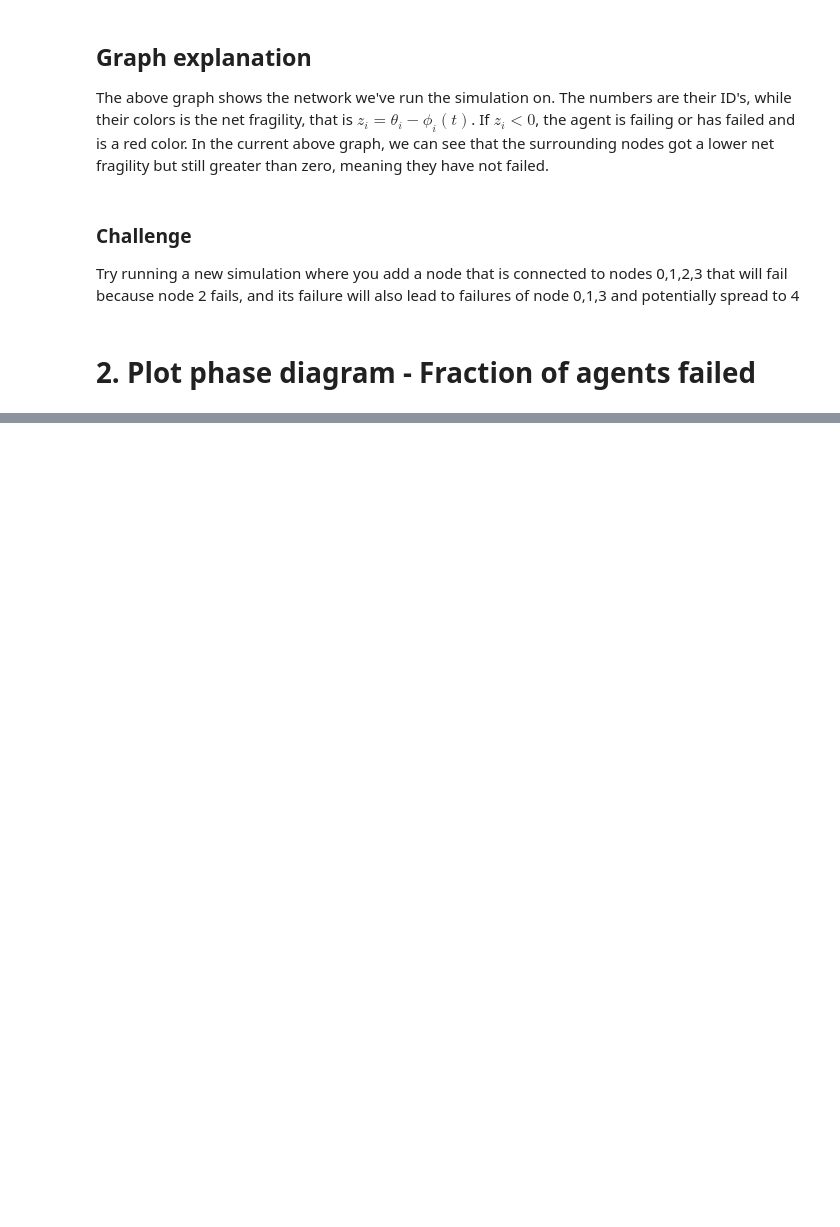
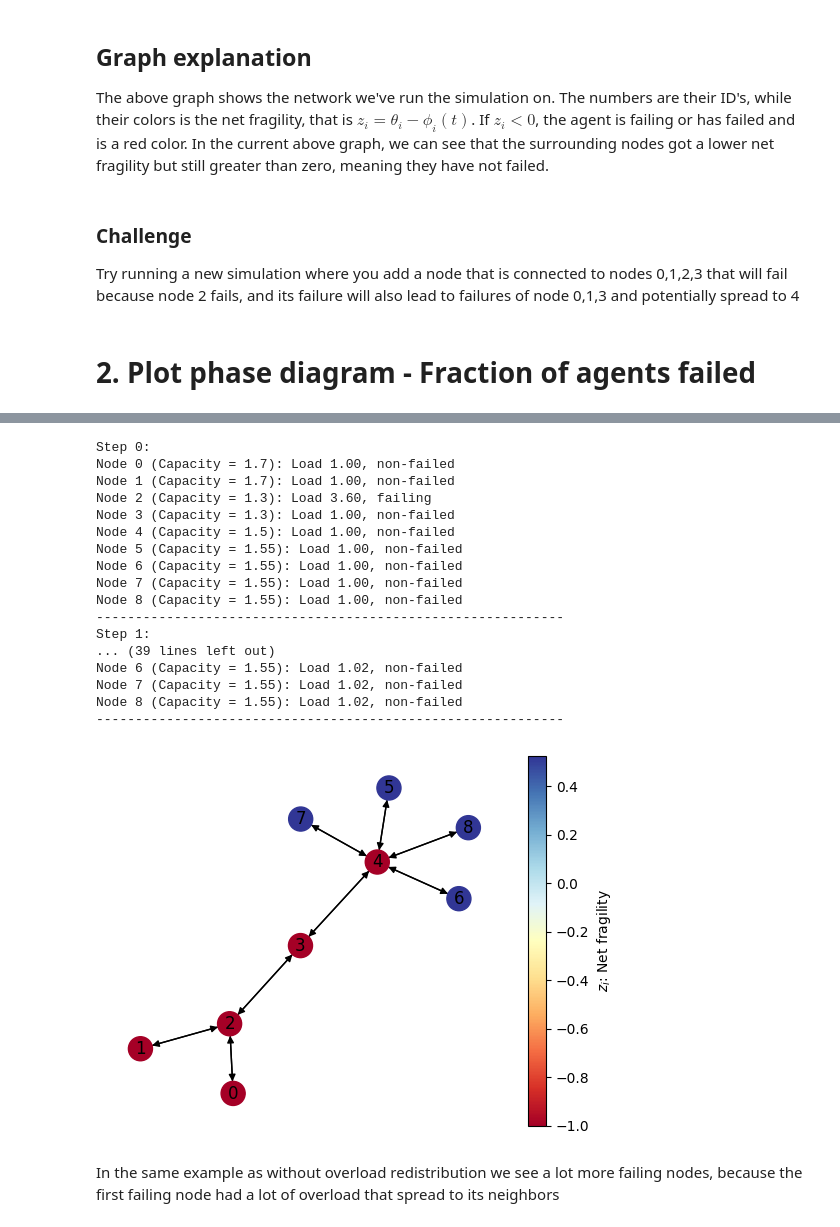
Before and after one commit to alexmakassiouk/eth-risk-modeling, a Jupyter notebook: cascading-processes/systemic-risk.ipynb, the cells around one changed output, grey strips where cells are left out. Saved outputs shown, nothing was run; the diff lists cells and outputs as text; code cells hidden in the pictures; blank space fills up the shorter version.

Commit message:
Added overload redistribution example and fixed incorrect detail in plot colors

```diff
--- a/cascading-processes/systemic-risk.ipynb
+++ b/cascading-processes/systemic-risk.ipynb
@@ -223,0 +227,43 @@ plt.show()
+# %%
+adj_matrix = np.matrix([[0, 0, 1, 0, 0, 0, 0, 0, 0],
+                        [0, 0, 1, 0, 0, 0, 0, 0, 0],
+                        [1, 1, 0, 1, 0, 0, 0, 0, 0],
+                        [0, 0, 1, 0, 1, 0, 0, 0, 0],
+                        [0, 0, 0, 1, 0, 1, 1, 1, 1],
+                        [0, 0, 0, 0, 1, 0, 0, 0, 0],
+                        [0, 0, 0, 0, 1, 0, 0, 0, 0],
+                        [0, 0, 0, 0, 1, 0, 0, 0, 0],
+                        [0, 0, 0, 0, 1, 0, 0, 0, 0]])
+
+load_vector = [1, 1, 3.6, 1, 1, 1, 1, 1, 1]
+capacity_vector = [1.7, 1.7, 1.3, 1.3, 1.5, 1.55, 1.55, 1.55, 1.55]
+# %%
+overload_model = CascadeNetwork(adj_matrix, load_vector, capacity_vector, model_type="overload", load_type="llsc", test=True)
+
+num_steps = 5
+
+for _ in range(num_steps):
+    overload_model.step()
+
+plot_network(overload_model)
+# %% [output]
+Step 0:
+Node 0 (Capacity = 1.7): Load 1.00, non-failed
+Node 1 (Capacity = 1.7): Load 1.00, non-failed
+Node 2 (Capacity = 1.3): Load 3.60, failing
+Node 3 (Capacity = 1.3): Load 1.00, non-failed
+Node 4 (Capacity = 1.5): Load 1.00, non-failed
+Node 5 (Capacity = 1.55): Load 1.00, non-failed
+Node 6 (Capacity = 1.55): Load 1.00, non-failed
+Node 7 (Capacity = 1.55): Load 1.00, non-failed
+Node 8 (Capacity = 1.55): Load 1.00, non-failed
+------------------------------------------------------------
+Step 1:
+... (39 lines left out)
+Node 6 (Capacity = 1.55): Load 1.02, non-failed
+Node 7 (Capacity = 1.55): Load 1.02, non-failed
+Node 8 (Capacity = 1.55): Load 1.02, non-failed
+------------------------------------------------------------
+[figure, added]
+# %% [markdown]
+In the same example as without overload redistribution we see a lot more failing nodes, because the first failing node had a lot of overload that spread to its neighbors
```
Also changed, not shown: parts of 3 cells of this notebook, 1 other file.
